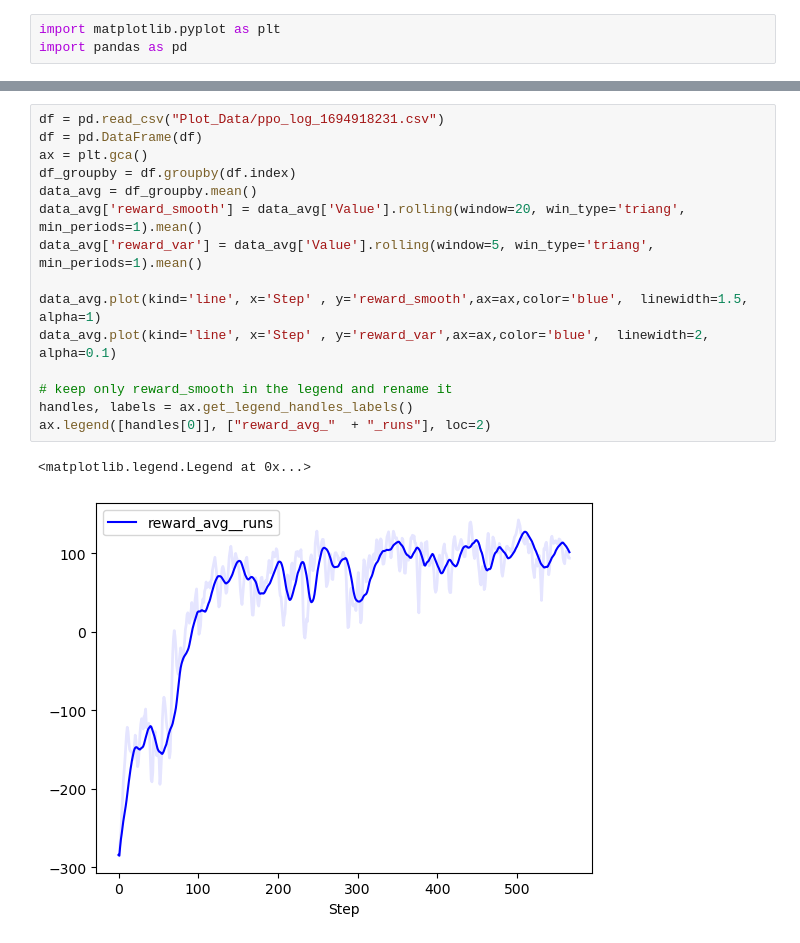
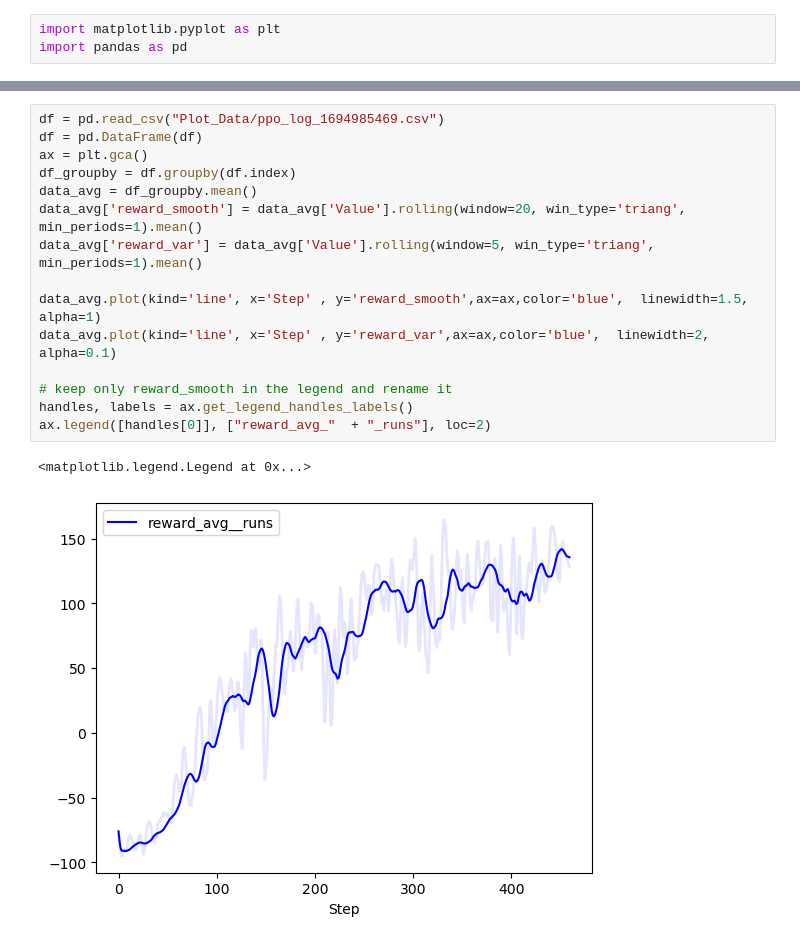
Before and after one commit to Manaro-Alpha/PPO_PyTorch, a Jupyter notebook: data_viz.ipynb, the cells around one changed output, grey strips where cells are left out. Saved outputs shown, nothing was run; the diff lists cells and outputs as text.

```diff
--- a/data_viz.ipynb
+++ b/data_viz.ipynb
@@ -26,22 +26,22 @@ print(data_avg)
 [figure]
 # %%
-df = pd.read_csv("Plot_Data/ppo_log_1694918231.csv")
+df = pd.read_csv("Plot_Data/ppo_log_1694985469.csv")
 df = pd.DataFrame(df)
 ax = plt.gca()
 df_groupby = df.groupby(df.index)
 data_avg = df_groupby.mean()
 data_avg['reward_smooth'] = data_avg['Value'].rolling(window=20, win_type='triang', min_periods=1).mean()
 data_avg['reward_var'] = data_avg['Value'].rolling(window=5, win_type='triang', min_periods=1).mean()
 
 data_avg.plot(kind='line', x='Step' , y='reward_smooth',ax=ax,color='blue',  linewidth=1.5, alpha=1)
 data_avg.plot(kind='line', x='Step' , y='reward_var',ax=ax,color='blue',  linewidth=2, alpha=0.1)
 
 # keep only reward_smooth in the legend and rename it
 handles, labels = ax.get_legend_handles_labels()
 ax.legend([handles[0]], ["reward_avg_"  + "_runs"], loc=2)
 # %% [output]
 <matplotlib.legend.Legend at 0x...>
-[figure, old version]
+[figure, new version]
 # %%
 plt.plot(df.Step, df.Value)
 plt.show()
```
Also changed, not shown: parts of 2 cells of this notebook, 28 other files.
